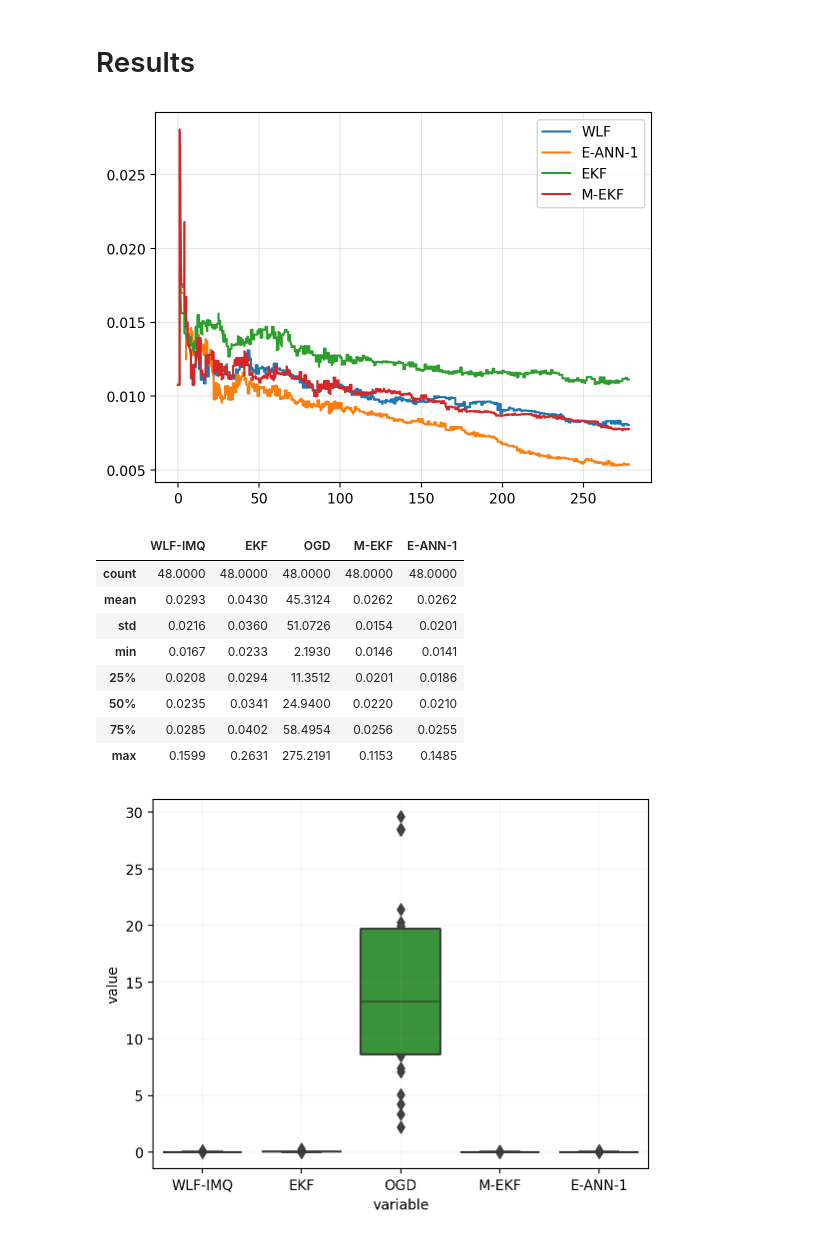
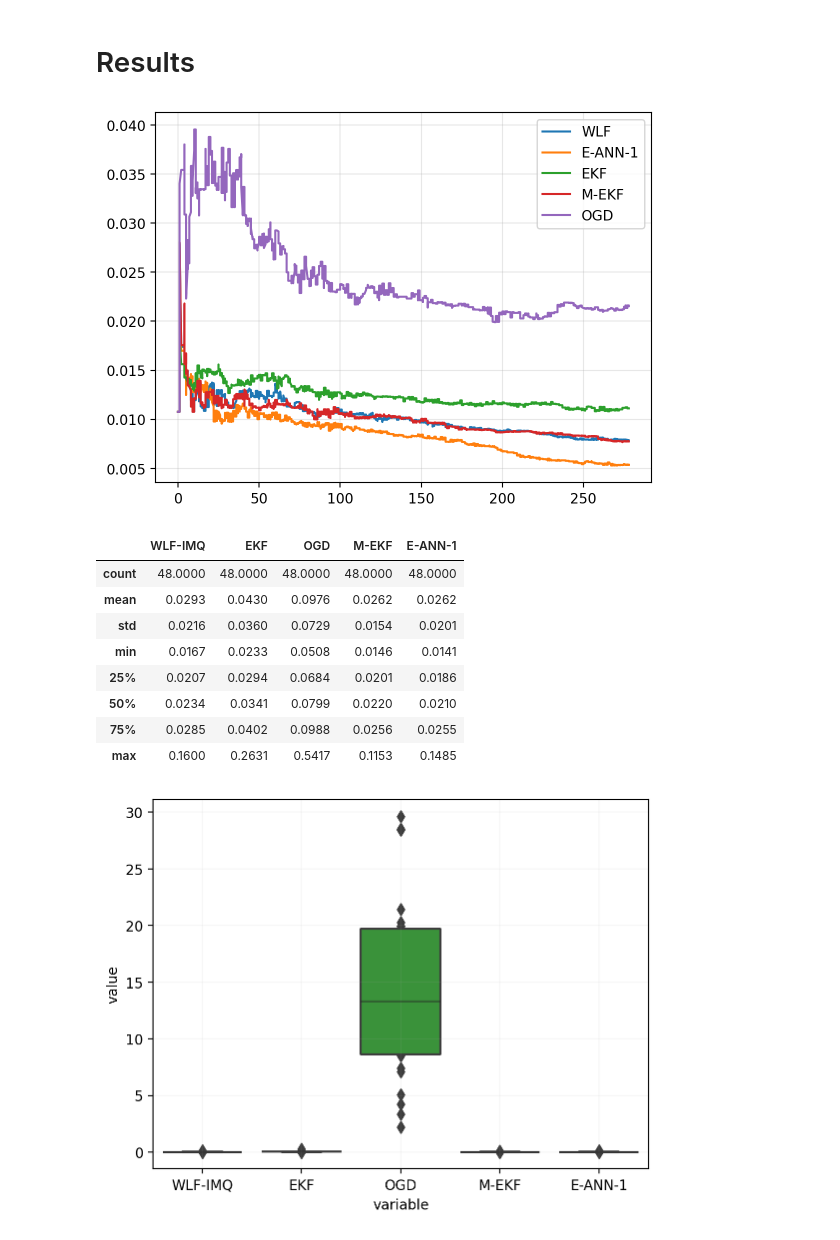
Before and after one commit to gerdm/weighted-likelihood-filter, a Jupyter notebook: experiments/uci-regression.ipynb, the cells around one changed output. Cells and saved outputs as stored; diff of their text form; code cells hidden in the pictures.

```diff
--- a/experiments/uci-regression.ipynb
+++ b/experiments/uci-regression.ipynb
@@ -330,11 +338,11 @@ def lossfn(params, counter, x, y, applyfn):
 agent = replay_sgd.FifoSGD(
     model.apply,
     lossfn,
-    optax.adam(0.1),
+    optax.adam(0.01),
     buffer_size=1,
     dim_features=X.shape[-1],
     dim_output=1,
-    n_inner=1
+    n_inner=10
 )
 
 callback = partial(callback_fn, applyfn=model.apply)
@@ -366,13 +374,14 @@ pd.set_option("display.float_format", lambda x: format(x, "0.4f"))
 # %%
 err_collection_wlf[mask_clean].expanding().median().median(axis=1).plot(label="WLF")
 err_collection_ann1[mask_clean].expanding().median().median(axis=1).plot(label="E-ANN-1")
 err_collection_ekf[mask_clean].expanding().median().median(axis=1).plot(label="EKF")
 err_collection_mekf[mask_clean].expanding().median().median(axis=1).plot(label="M-EKF")
+err_collection_ogd[mask_clean].expanding().median().median(axis=1).plot(label="OGD")
 # plt.yscale("log")
 plt.legend()
 plt.grid(alpha=0.3)
 # %% [output]
-[figure, old version]
+[figure, new version]
 # %%
 df_results = pd.DataFrame({
     "WLF-IMQ": err_collection_wlf.mul(mask_clean)[10:].sum(axis=0) / mask_clean[10:].sum(axis=0),
@@ -386,13 +395,13 @@ df_results.describe()
 # %% [output]
 |  | WLF-IMQ | EKF | OGD | M-EKF | E-ANN-1 |
 | count | 48.0000 | 48.0000 | 48.0000 | 48.0000 | 48.0000 |
-| mean | 0.0293 | 0.0430 | 45.3124 | 0.0262 | 0.0262 |
-| std | 0.0216 | 0.0360 | 51.0726 | 0.0154 | 0.0201 |
-| min | 0.0167 | 0.0233 | 2.1930 | 0.0146 | 0.0141 |
-| 25% | 0.0208 | 0.0294 | 11.3512 | 0.0201 | 0.0186 |
-| 50% | 0.0235 | 0.0341 | 24.9400 | 0.0220 | 0.0210 |
-| 75% | 0.0285 | 0.0402 | 58.4954 | 0.0256 | 0.0255 |
-| max | 0.1599 | 0.2631 | 275.2191 | 0.1153 | 0.1485 |
+| mean | 0.0293 | 0.0430 | 0.0976 | 0.0262 | 0.0262 |
+| std | 0.0216 | 0.0360 | 0.0729 | 0.0154 | 0.0201 |
+| min | 0.0167 | 0.0233 | 0.0508 | 0.0146 | 0.0141 |
+| 25% | 0.0207 | 0.0294 | 0.0684 | 0.0201 | 0.0186 |
+| 50% | 0.0234 | 0.0341 | 0.0799 | 0.0220 | 0.0210 |
+| 75% | 0.0285 | 0.0402 | 0.0988 | 0.0256 | 0.0255 |
+| max | 0.1600 | 0.2631 | 0.5417 | 0.1153 | 0.1485 |
 # %%
 sns.boxenplot(
     x="variable",
```
Also changed, not shown: parts of 4 cells of this notebook.
